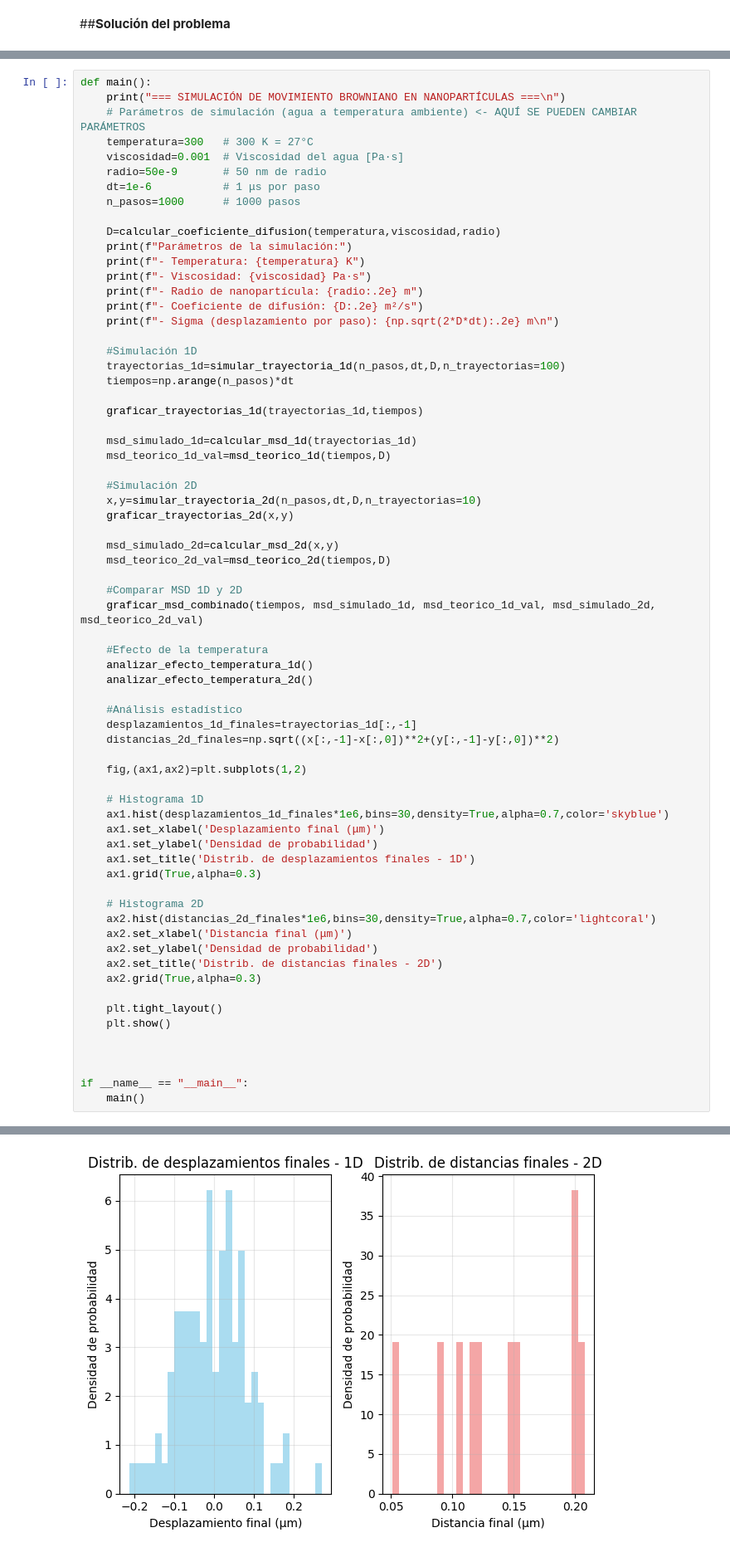
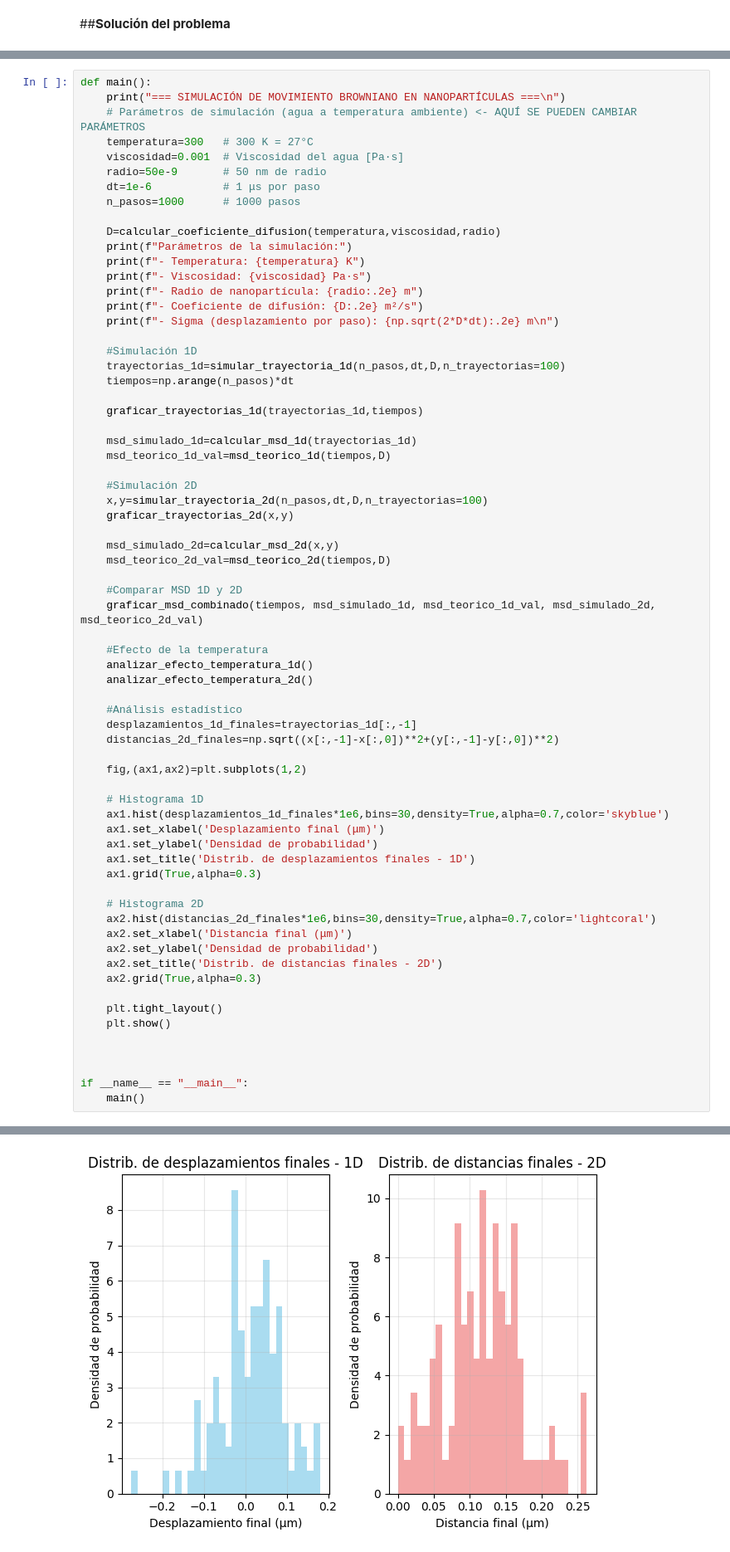
Before and after one commit to HaniaRangel/SIM_MAT, a Jupyter notebook: ProyectoModulo2_Arredondo_Estrada_Rangel.ipynb, the cells around one changed output, grey strips where cells are left out. Shown at 83% size. Saved outputs shown, nothing was run; the diff lists cells and outputs as text.

```diff
--- a/ProyectoModulo2_Arredondo_Estrada_Rangel.ipynb
+++ b/ProyectoModulo2_Arredondo_Estrada_Rangel.ipynb
@@ -221,7 +221,7 @@ def main():
     msd_teorico_1d_val=msd_teorico_1d(tiempos,D)
 
     #Simulación 2D
-    x,y=simular_trayectoria_2d(n_pasos,dt,D,n_trayectorias=10)
+    x,y=simular_trayectoria_2d(n_pasos,dt,D,n_trayectorias=100)
     graficar_trayectorias_2d(x,y)
 
     msd_simulado_2d=calcular_msd_2d(x,y)
@@ -278,4 +278,4 @@ Parámetros de la simulación:
-[figure, old version]
+[figure, new version]
 # %% [markdown]
 ##**Conclusiones**
 El proyecto demostró exitosamente que el método Monte Carlo es una herramienta efectiva para simular el movimiento browniano de nanopartículas, permitiendo visualizar y cuantificar fenómenos estocásticos que serían difíciles de analizar mediante métodos analíticos puros. La simulación reprodujo fielmente el comportamiento aleatorio característico de las nanopartículas en fluidos.
```
Also changed, not shown: parts of 1 cell of this notebook.
